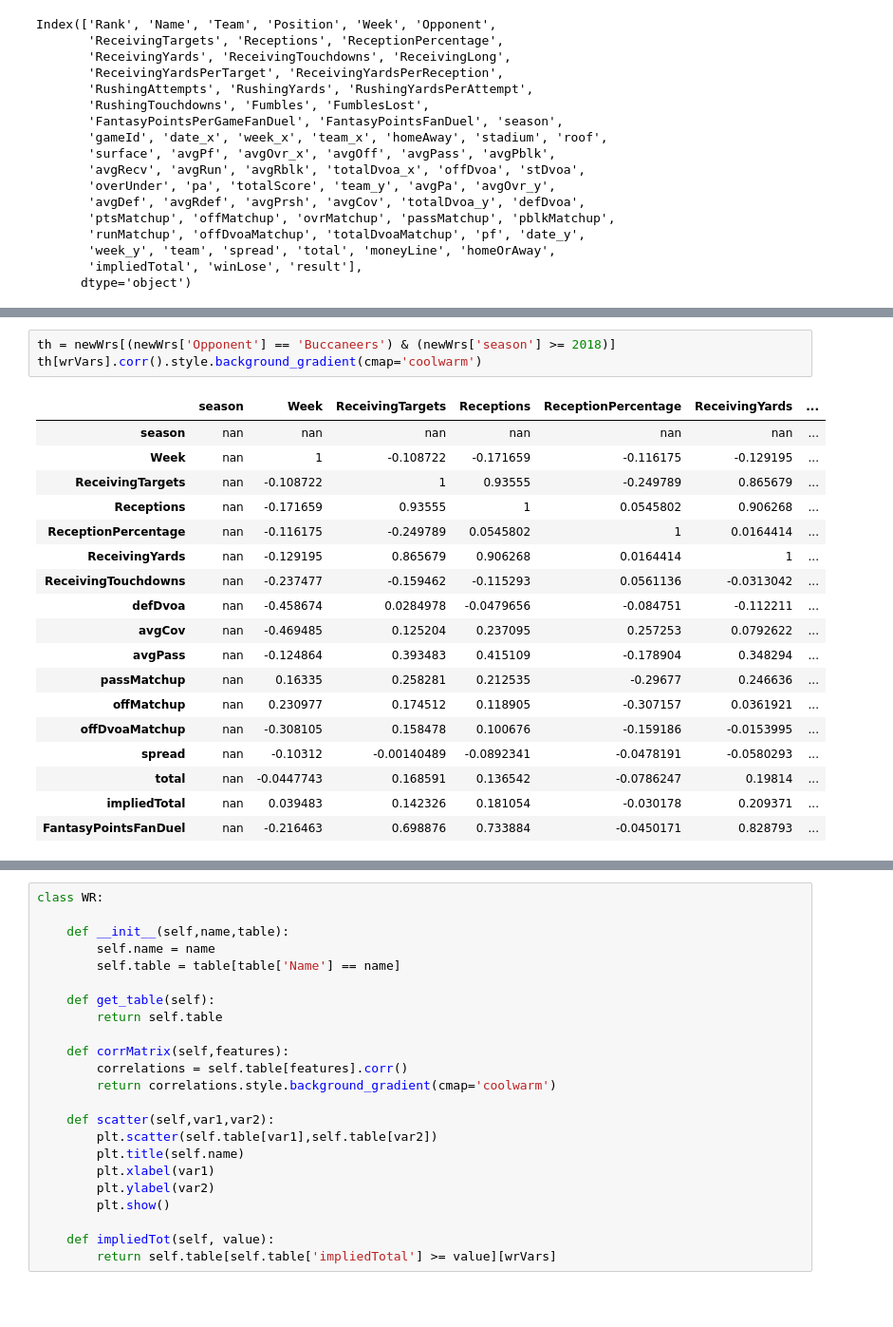
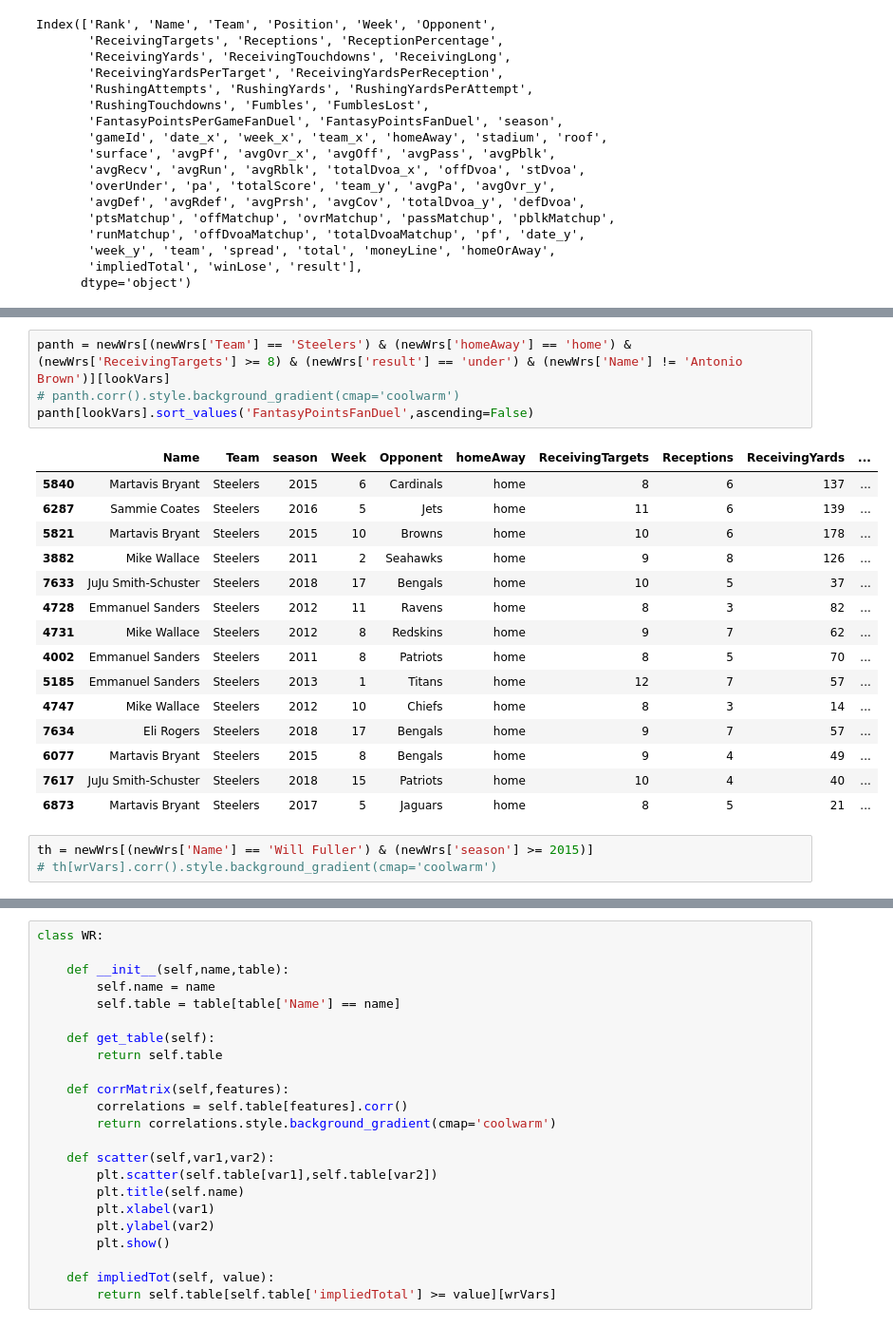
Before and after one commit to mries14/Springboard, a Jupyter notebook: Capstone2/WRDataSetup.ipynb, the cells around one changed output, grey strips where cells are left out. Shown at 95% size. Cells and saved outputs as stored; diff of their text form; blank space fills up the shorter version.

```diff
--- a/Capstone2/WRDataSetup.ipynb
+++ b/Capstone2/WRDataSetup.ipynb
@@ -300,25 +305,26 @@ panth[panth['ReceivingTargets'] > 4].sort_values('FantasyPointsFanDuel',ascendin
+# %%
+panth = newWrs[(newWrs['Team'] == 'Steelers') & (newWrs['homeAway'] == 'home') & (newWrs['ReceivingTargets'] >= 8) & (newWrs['result'] == 'under') & (newWrs['Name'] != 'Antonio Brown')][lookVars]
+# panth.corr().style.background_gradient(cmap='coolwarm')
+panth[lookVars].sort_values('FantasyPointsFanDuel',ascending=False)
+# %% [output]
+|  | Name | Team | season | Week | Opponent | homeAway | ReceivingTargets | Receptions | ReceivingYards | ... |
+| 5840 | Martavis Bryant | Steelers | 2015 | 6 | Cardinals | home | 8 | 6 | 137 | ... |
+| 6287 | Sammie Coates | Steelers | 2016 | 5 | Jets | home | 11 | 6 | 139 | ... |
+| 5821 | Martavis Bryant | Steelers | 2015 | 10 | Browns | home | 10 | 6 | 178 | ... |
+| 3882 | Mike Wallace | Steelers | 2011 | 2 | Seahawks | home | 9 | 8 | 126 | ... |
+| 7633 | JuJu Smith-Schuster | Steelers | 2018 | 17 | Bengals | home | 10 | 5 | 37 | ... |
+| 4728 | Emmanuel Sanders | Steelers | 2012 | 11 | Ravens | home | 8 | 3 | 82 | ... |
+| 4731 | Mike Wallace | Steelers | 2012 | 8 | Redskins | home | 9 | 7 | 62 | ... |
+| 4002 | Emmanuel Sanders | Steelers | 2011 | 8 | Patriots | home | 8 | 5 | 70 | ... |
+| 5185 | Emmanuel Sanders | Steelers | 2013 | 1 | Titans | home | 12 | 7 | 57 | ... |
+| 4747 | Mike Wallace | Steelers | 2012 | 10 | Chiefs | home | 8 | 3 | 14 | ... |
+| 7634 | Eli Rogers | Steelers | 2018 | 17 | Bengals | home | 9 | 7 | 57 | ... |
+| 6077 | Martavis Bryant | Steelers | 2015 | 8 | Bengals | home | 9 | 4 | 49 | ... |
+| 7617 | JuJu Smith-Schuster | Steelers | 2018 | 15 | Patriots | home | 10 | 4 | 40 | ... |
+| 6873 | Martavis Bryant | Steelers | 2017 | 5 | Jaguars | home | 8 | 5 | 21 | ... |
 # %%
-th = newWrs[(newWrs['Opponent'] == 'Buccaneers') & (newWrs['season'] >= 2018)]
-th[wrVars].corr().style.background_gradient(cmap='coolwarm')
+th = newWrs[(newWrs['Name'] == 'Will Fuller') & (newWrs['season'] >= 2015)]
+# th[wrVars].corr().style.background_gradient(cmap='coolwarm')
-# %% [output]
-|  | season | Week | ReceivingTargets | Receptions | ReceptionPercentage | ReceivingYards | ... |
-| season | nan | nan | nan | nan | nan | nan | ... |
-| Week | nan | 1 | -0.108722 | -0.171659 | -0.116175 | -0.129195 | ... |
-| ReceivingTargets | nan | -0.108722 | 1 | 0.93555 | -0.249789 | 0.865679 | ... |
-| Receptions | nan | -0.171659 | 0.93555 | 1 | 0.0545802 | 0.906268 | ... |
-| ReceptionPercentage | nan | -0.116175 | -0.249789 | 0.0545802 | 1 | 0.0164414 | ... |
-| ReceivingYards | nan | -0.129195 | 0.865679 | 0.906268 | 0.0164414 | 1 | ... |
-| ReceivingTouchdowns | nan | -0.237477 | -0.159462 | -0.115293 | 0.0561136 | -0.0313042 | ... |
-| defDvoa | nan | -0.458674 | 0.0284978 | -0.0479656 | -0.084751 | -0.112211 | ... |
-| avgCov | nan | -0.469485 | 0.125204 | 0.237095 | 0.257253 | 0.0792622 | ... |
-| avgPass | nan | -0.124864 | 0.393483 | 0.415109 | -0.178904 | 0.348294 | ... |
-| passMatchup | nan | 0.16335 | 0.258281 | 0.212535 | -0.29677 | 0.246636 | ... |
-| offMatchup | nan | 0.230977 | 0.174512 | 0.118905 | -0.307157 | 0.0361921 | ... |
-| offDvoaMatchup | nan | -0.308105 | 0.158478 | 0.100676 | -0.159186 | -0.0153995 | ... |
-| spread | nan | -0.10312 | -0.00140489 | -0.0892341 | -0.0478191 | -0.0580293 | ... |
-| total | nan | -0.0447743 | 0.168591 | 0.136542 | -0.0786247 | 0.19814 | ... |
-| impliedTotal | nan | 0.039483 | 0.142326 | 0.181054 | -0.030178 | 0.209371 | ... |
-| FantasyPointsFanDuel | nan | -0.216463 | 0.698876 | 0.733884 | -0.0450171 | 0.828793 | ... |
 # %%
 th[lookVars].sort_values('FantasyPointsFanDuel',ascending=False)
 # %% [output]
```
Also changed, not shown: parts of 7 cells of this notebook, 3 other files.
